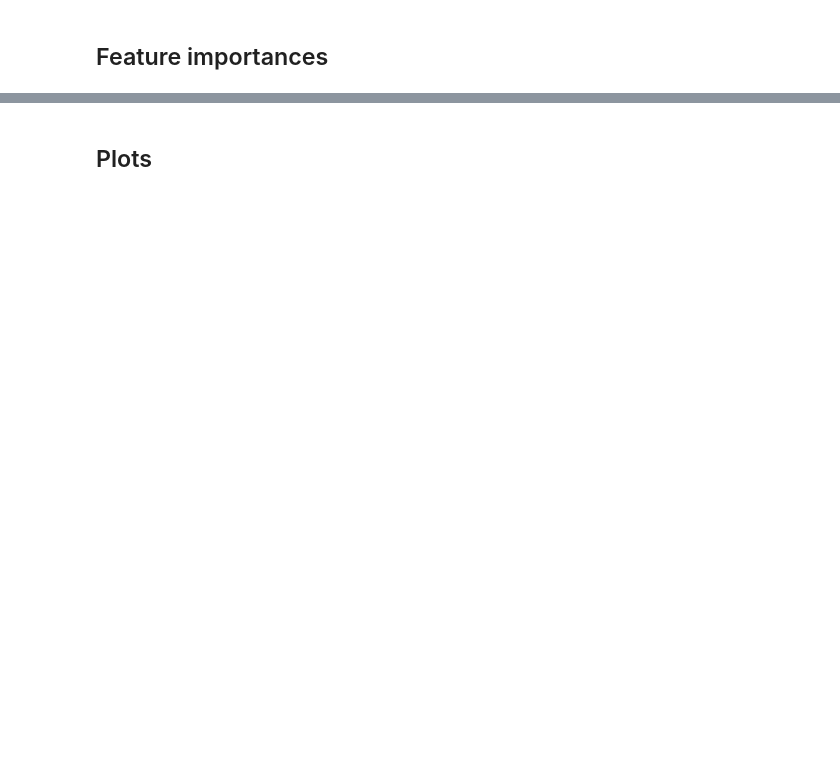
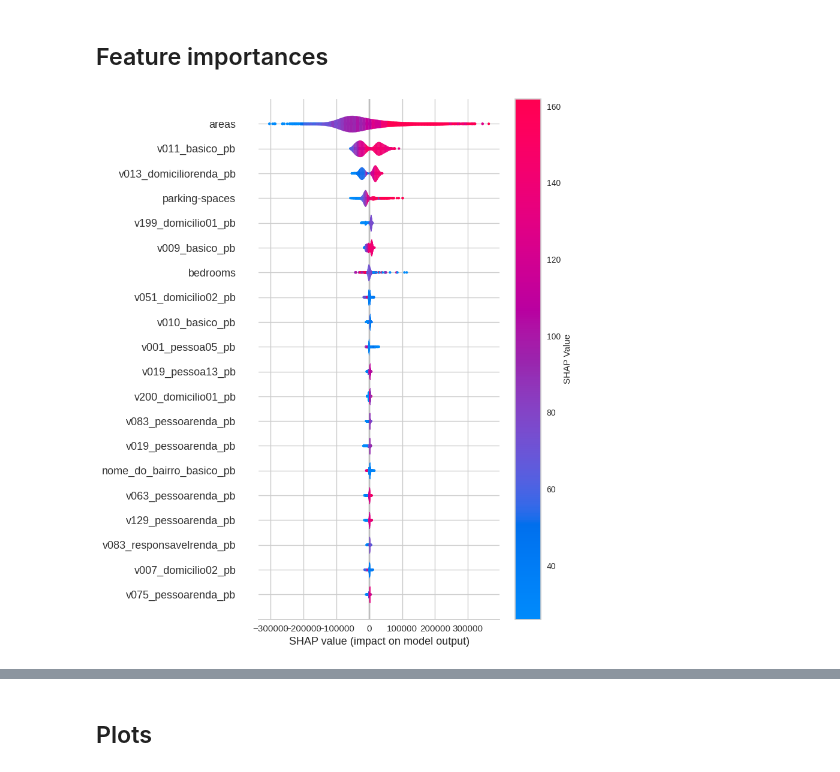
Before and after one commit to Manuelfjr/property-price-modelling, a Jupyter notebook: notebooks/n06_pipeline_pycaret.ipynb, the cells around one changed output, grey strips where cells are left out. Cells and saved outputs as stored; diff of their text form; code cells hidden in the pictures; blank space fills up the shorter version.

```diff
--- a/notebooks/n06_pipeline_pycaret.ipynb
+++ b/notebooks/n06_pipeline_pycaret.ipynb
@@ -107,6 +110,11 @@ for model_name in os.listdir(path_model_final):
             model_name
         )
     )
+# %%
+if os.path.exists(file_path_metrics_features_selected):
+    with open(file_path_metrics_features_selected, 'r') as json_file:
+        features_selected = json.load(json_file)
+    features_selected = features_selected["selected_features"]
 # %%
 if os.path.exists(file_path_best_params):
     with open(file_path_best_params, 'r') as json_file:
@@ -132,11 +140,11 @@ id_drop = [
 ]
 cols_drop = cd_setor_drop + target
 # %%
-X = data_input.drop(cols_drop, axis = 1)
+X = data_input[id_drop + features_selected].copy()
 
-y = data_input[id_drop + target]
+y = data_input[id_drop + target].copy()
 # %%
-X_train, X_test, y_train, y_test = train_test_split(X,
+X_oos_n1, X_oos_n2, y_oos_n1, y_oos_n2 = train_test_split(X,
                                                     y,
                                                     test_size = 0.2,
                                                     random_state = best_params["random_state"])
@@ -159,7 +169,2 @@ for encoder_name, encoder_content in encoders.items():
-# %%
-estimator.fit(
-    X_train.drop(id_drop, axis = 1),
-    y_train.drop(id_drop, axis = 1)
-)
 # %% [markdown]
 ## Metrics
@@ -203,6 +260,13 @@ feature_importances, features_selected = tree_explainer(
     features_names = list(X.drop(id_drop, axis=1).columns),
     n_features = 10
 )
+# %%
+fig_shap, explainer = shap_explainer(
+    [estimator],
+    X_oos_n1.drop(id_drop, axis = 1)
+)
+# %% [output]
+[figure, added]
 # %%
 fig_shap, explainer = shap_explainer(
     [estimator],
```
Also changed, not shown: parts of 16 cells of this notebook, 2 other files.
